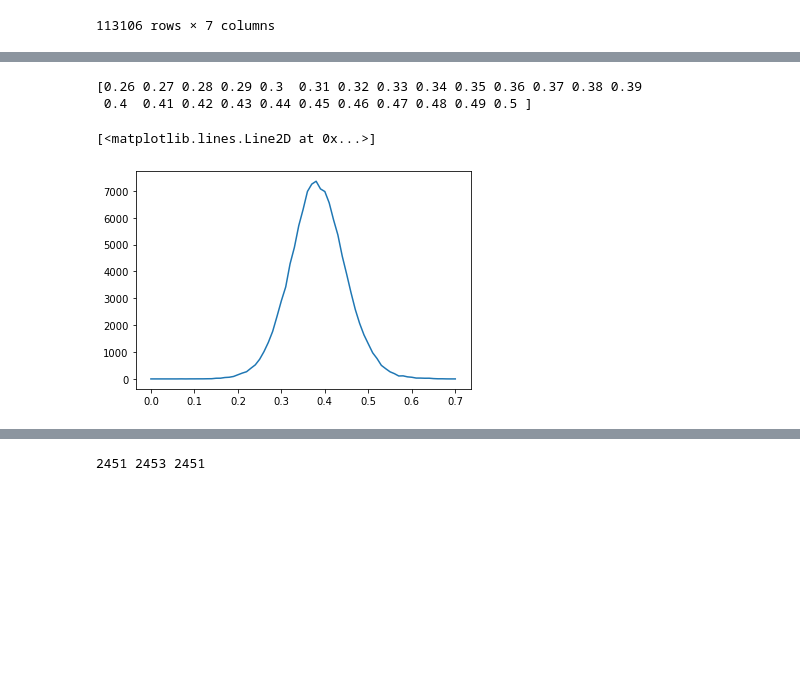
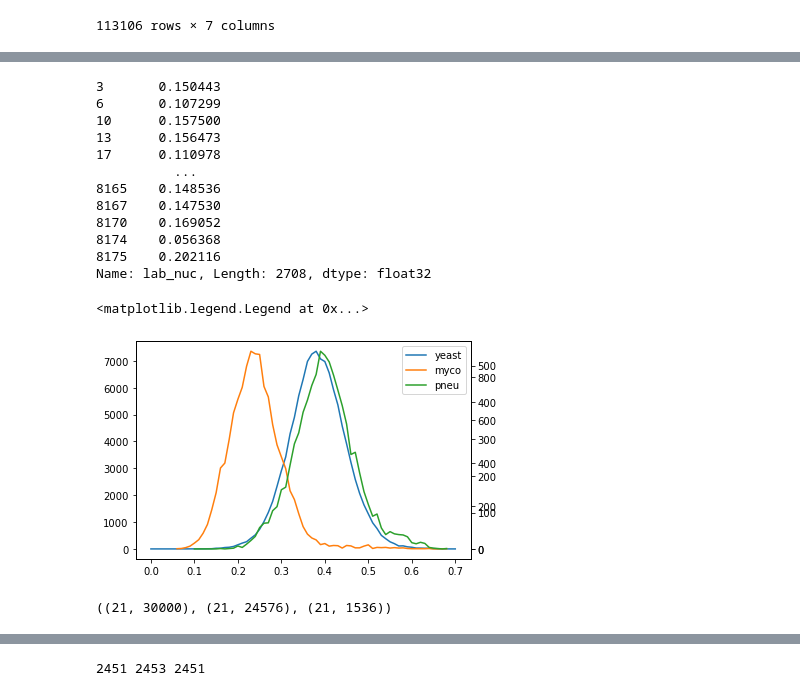
Before and after one commit to Alexwestbrook/mnhn-internship_DeepCNN_ChIP-seq, a Jupyter notebook: Generating_sequences.ipynb, the cells around one changed output, grey strips where cells are left out. Cells and saved outputs as stored; diff of their text form; code cells hidden in the pictures; blank space fills up the shorter version.

Commit message:
added nice figures for 2mers analysis, including myco and pneu

```diff
--- a/Generating_sequences.ipynb
+++ b/Generating_sequences.ipynb
@@ -1413,6 +1315,18 @@ window_yeast = pd.concat(
     axis=1)
 window_yeast['gc'] = window_gc_yeast
 
+window_myco = pd.concat(
+    [pd.DataFrame(window_labels['myco'], columns=['lab_nuc', 'lab_coh', 'lab_pol']),
+     pd.DataFrame(window_preds['myco'], columns=['pred_nuc', 'pred_coh', 'pred_pol'])],
+    axis=1)
+window_myco['gc'] = window_gc_myco
+
+window_pneu = pd.concat(
+    [pd.DataFrame(window_labels['pneu'], columns=['lab_nuc', 'lab_coh', 'lab_pol']),
+     pd.DataFrame(window_preds['pneu'], columns=['pred_nuc', 'pred_coh', 'pred_pol'])],
+    axis=1)
+window_pneu['gc'] = window_gc_pneu
+
 # window_rand = pd.DataFrame(window_preds_rand, columns=['pred_nuc_rand', 'pred_coh_rand', 'pred_pol_rand'])
 # window_rand['gc_rand'] = window_gc_rand
 
@@ -1471,6 +1385,8 @@ def seperate_3(window_gc, window_values):
 div = 3
 seps = np.array(['discarded', 'low', 'high', 'mid'])
 window_yeast_seps = {}
+window_myco_seps = {}
+window_pneu_seps = {}
 for part1 in ['lab', 'pred']:
     for part2 in ['nuc', 'coh', 'pol']:
         annot = f'{part1}_{part2}'
@@ -1480,10 +1396,22 @@ for part1 in ['lab', 'pred']:
         low_mask, mid_mask, high_mask = seperate_3(window_yeast.loc[noN_mask, 'gc'].to_numpy(), window_yeast.loc[noN_mask, annot].to_numpy())
         window_yeast_seps[f'sep_{annot}'][noN_mask] = seps[3*mid_mask.astype(int) + 2*high_mask.astype(int) + low_mask.astype(int)]
 
+        window_myco_seps[f'sep_{annot}'] = np.array(['discarded']*len(window_myco))
+        low_mask, mid_mask, high_mask = seperate_3(window_myco['gc'].to_numpy(), window_myco[annot].to_numpy())
+        window_myco_seps[f'sep_{annot}'] = seps[3*mid_mask.astype(int) + 2*high_mask.astype(int) + low_mask.astype(int)]
+
+        window_pneu_seps[f'sep_{annot}'] = np.array(['discarded']*len(window_pneu))
+        low_mask, mid_mask, high_mask = seperate_3(window_pneu['gc'].to_numpy(), window_pneu[annot].to_numpy())
+        window_pneu_seps[f'sep_{annot}'] = seps[3*mid_mask.astype(int) + 2*high_mask.astype(int) + low_mask.astype(int)]
+
 try:
     window_yeast = window_yeast.join(pd.DataFrame(window_yeast_seps))
+    window_myco = window_myco.join(pd.DataFrame(window_myco_seps))
+    window_pneu = window_pneu.join(pd.DataFrame(window_pneu_seps))
 except ValueError:
     window_yeast.loc[:, list(window_yeast_seps.keys())] = pd.DataFrame(window_yeast_seps)
+    window_myco.loc[:, list(window_myco_seps.keys())] = pd.DataFrame(window_myco_seps)
+    window_pneu.loc[:, list(window_pneu_seps.keys())] = pd.DataFrame(window_pneu_seps)
 
 # window_rand_seps = {}
 # for part1 in ['pred']:
@@ -1497,6 +1425,6 @@ except ValueError:
 # except ValueError:
 #     window_rand.loc[:, list(window_rand_seps.keys())] = pd.DataFrame(window_rand_seps)
 
-window_yeast
+window_myco
 # %% [output]
 |  | lab_nuc | lab_coh | lab_pol | pred_nuc | pred_coh | pred_pol | gc | sep_lab_nuc | sep_lab_coh | ... |
@@ -1515,11 +1443,41 @@ window_yeast
+# %%
+window_pneu.loc[window_pneu['sep_lab_nuc'] == 'high', 'lab_nuc']
+# %% [output]
+3       0.150443
+6       0.107299
+10      0.157500
+13      0.156473
+17      0.110978
+          ...
+8165    0.148536
+8167    0.147530
+8170    0.169052
+8174    0.056368
+8175    0.202116
+Name: lab_nuc, Length: 2708, dtype: float32
 # %%
 gcs, counts = np.unique(window_yeast.loc[noN_mask, 'gc'], return_counts=True)
-high_gcs = gcs[counts >= 1000]
-print(high_gcs)
+fig, ax = plt.subplots(1, 1)
+ax.plot(gcs, counts, label='yeast')
+gcs, counts = np.unique(window_myco['gc'], return_counts=True)
+ax1 = ax.twinx()
+ax1.plot(gcs, counts, color=colors[1], label='myco')
+gcs, counts = np.unique(window_pneu['gc'], return_counts=True)
+ax2 = ax.twinx()
+ax2.plot(gcs, counts, color=colors[2], label='pneu')
+plt.legend(*plot_utils.add_legend([ax, ax1, ax2]))
+# high_gcs = gcs[counts >= 1000]
+# print(high_gcs)
 # print(np.where(~np.isclose(np.diff(high_gcs), 0.01)))
-plt.plot(gcs, counts)
 # %% [output]
-[0.26 0.27 0.28 0.29 0.3  0.31 0.32 0.33 0.34 0.35 0.36 0.37 0.38 0.39
- 0.4  0.41 0.42 0.43 0.44 0.45 0.46 0.47 0.48 0.49 0.5 ]
+<matplotlib.legend.Legend at 0x...>
-[<matplotlib.lines.Line2D at 0x...>]
-[figure, old version]
+[figure, new version]
+# %%
+# Random preds for original plot
+preds_nuc_rand = np.load(Path(data_dir, species, 'results', 'models_etienne', 'random_seqs', 'preds_all_reps_myco_nucleosome_random_strictGCrange_indep_10000.npy'))
+preds_coh_rand = np.load(Path(data_dir, species, 'results', 'models_etienne', 'random_seqs', 'preds_all_reps_myco_cohesine_random_strictGCrange_indep_32.npy'))
+preds_pol_rand = np.load(Path(data_dir, species, 'results', 'models_etienne', 'random_seqs', 'preds_all_reps_myco_pol_random_strictGCrange_indep_32.npy'))
+all_gcs = np.linspace(0, 1, 21)
+preds_nuc_rand.shape, preds_coh_rand.shape, preds_pol_rand.shape
+# %% [output]
+((21, 30000), (21, 24576), (21, 1536))
```
Also changed, not shown: parts of 22 cells of this notebook.
